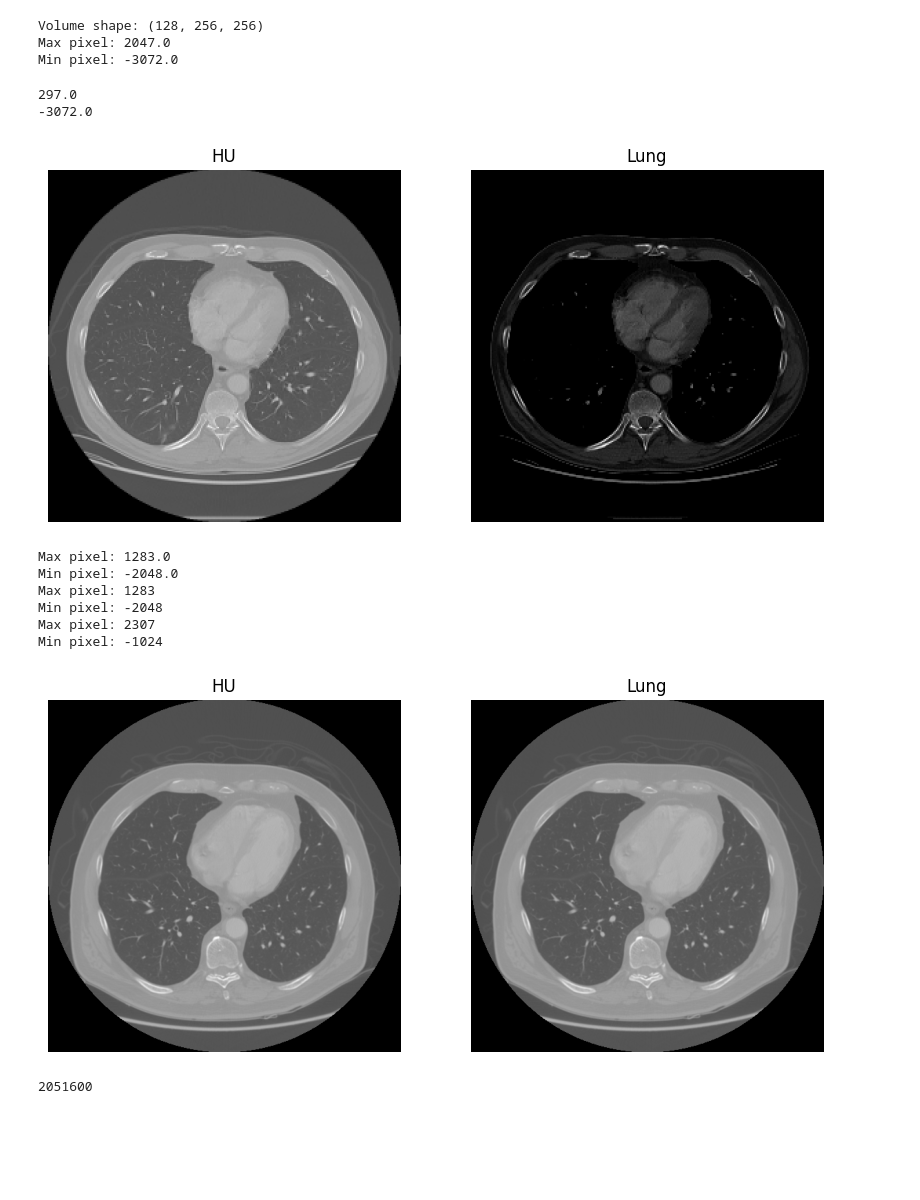
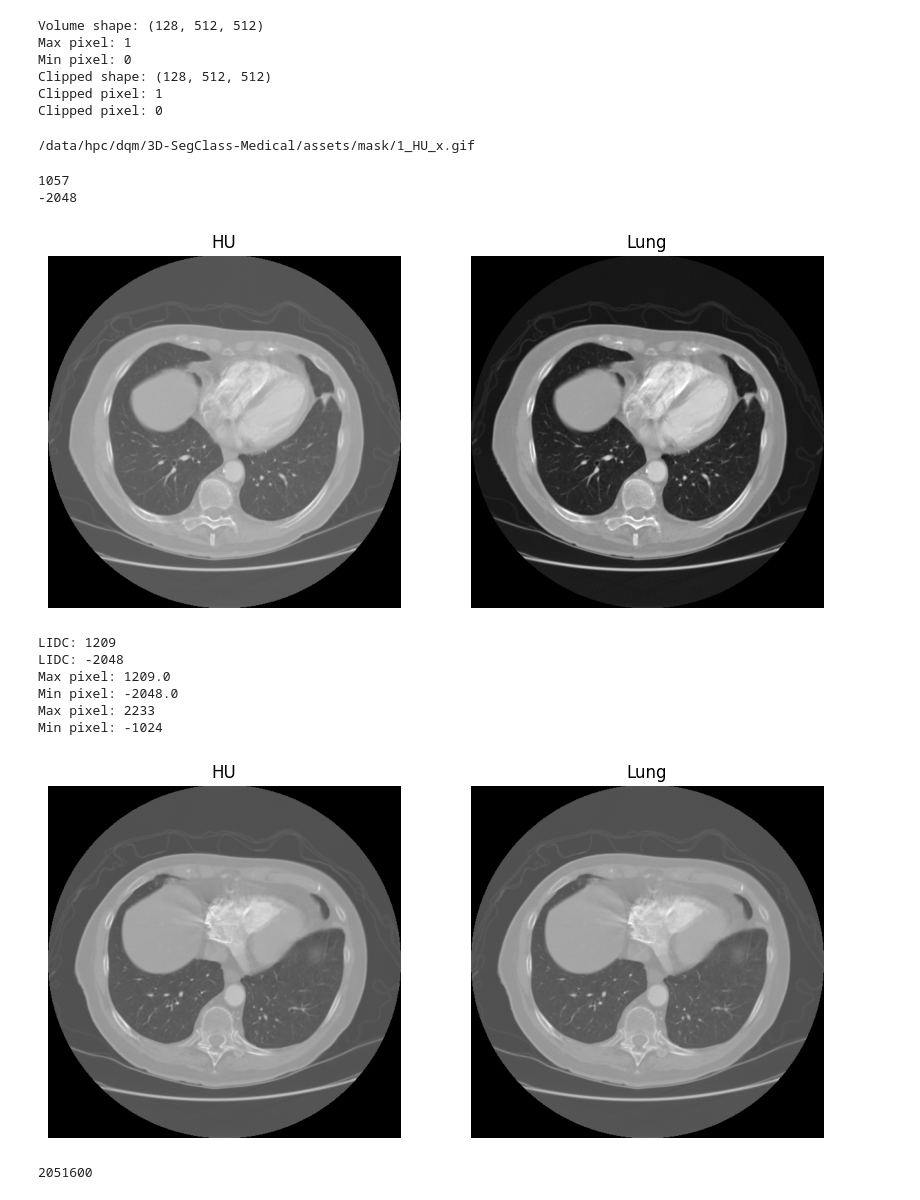
Before and after one commit to minhminh2k/3D-SegClass-Medical, a Jupyter notebook: notebooks/lidc_preprocessing.ipynb, the cells around one changed output. Drawn from its saved outputs; the diff is of its cells as text; code cells hidden in the pictures; blank space fills up the shorter version.

Commit message:
Assets clip lung

```diff
--- a/notebooks/lidc_preprocessing.ipynb
+++ b/notebooks/lidc_preprocessing.ipynb
@@ -71,47 +107,67 @@ def plot_images(array_HU, array_Lung, title1="HU", title2="Lung"):
 # %%
-file_path = "/data/hpc/dqm/3D-SegClass-Medical/images/LIDC-IDRI-0210.npy"
+file_path = "/data/hpc/dqm/3D-SegClass-Medical/data/Mask/LIDC-IDRI-0001/0001_MA001.npy"
 pixel_array = load_npy(file_path)
 print("Volume shape:", pixel_array.shape)
 print("Max pixel:", pixel_array.max())
 print("Min pixel:", pixel_array.min())
+
+clipped_array = lung_window_clip_volume(pixel_array)
+print("Clipped shape:", clipped_array.shape)
+print("Clipped pixel:", clipped_array.max())
+print("Clipped pixel:", clipped_array.min())
 # %% [output]
-Volume shape: (128, 256, 256)
-Max pixel: 2047.0
-Min pixel: -3072.0
+Volume shape: (128, 512, 512)
+Max pixel: 1
+Min pixel: 0
+Clipped shape: (128, 512, 512)
+Clipped pixel: 1
+Clipped pixel: 0
+# %%
+# Convert 3D volume to LIDC Gif
+numpy_to_gif(pixel_array, case_name="1_HU")
+
+# Convert 3D clipped volume to LIDC Gif
+numpy_to_gif(clipped_array, case_name="1_HU_clipped")
+
+# Convert 3D mask
+# numpy_to_gif(pixel_array * 255, case_name="1_HU", folder_name="mask")
+# %% [output]
+/data/hpc/dqm/3D-SegClass-Medical/assets/mask/1_HU_x.gif
 # %%
-array_HU = pixel_array[50, :, :]
+array_HU = pixel_array[55, :, :]
 print(array_HU.max())
 print(array_HU.min())
 array_Lung = normalize_image(lung_window_clip(array_HU))
 
 plot_images(array_HU, array_Lung)
 # %% [output]
-297.0
--3072.0
+1057
+-2048
-[figure, old version]
+[figure, new version]
 # %%
-dicom = load_dcom('/data/hpc/dqm/data/LIDC-IDRI/LIDC-IDRI-0210/01-01-2000-NA-POST CHEST-29270/2.000000-CHEST-99234/1-078.dcm')
+dicom = load_dcom('/data/hpc/dqm/data/LIDC-IDRI/LIDC-IDRI-0001/01-01-2000-NA-NA-30178/3000566.000000-NA-03192/1-078.dcm')
 
 arr_dcom = dicom.pixel_array * dicom.RescaleSlope + dicom.RescaleIntercept
+
+# arr_dcom_lung = normalize_image(lung_window_clip(arr_dcom))
+print("LIDC:", pixel_array[50, :, :].max())
+print("LIDC:", pixel_array[50, :, :].min())
+
 print("Max pixel:", arr_dcom.max())
 print("Min pixel:", arr_dcom.min())
-
-# arr_dcom_lung = normalize_image(lung_window_clip(arr_dcom))
-print("Max pixel:", pixel_array[:, :, 50].max())
-print("Min pixel:", pixel_array[:, :, 50].min())
 
 print("Max pixel:", dicom.pixel_array.max())
 print("Min pixel:", dicom.pixel_array.min())
 
-plot_images(pixel_array[:, :, 50], dicom.pixel_array)
+plot_images(pixel_array[50, :, :], dicom.pixel_array)
 # %% [output]
-Max pixel: 1283.0
+LIDC: 1209
+LIDC: -2048
+Max pixel: 1209.0
 Min pixel: -2048.0
-Max pixel: 1283
-Min pixel: -2048
-Max pixel: 2307
+Max pixel: 2233
 Min pixel: -1024
-[figure, old version]
+[figure, new version]
 # %%
 test = pixel_array[:, :, 50] + 1024 - dicom.pixel_array
 print(test.sum())
```
Also changed, not shown: parts of 1 cell of this notebook, 30 other files.
